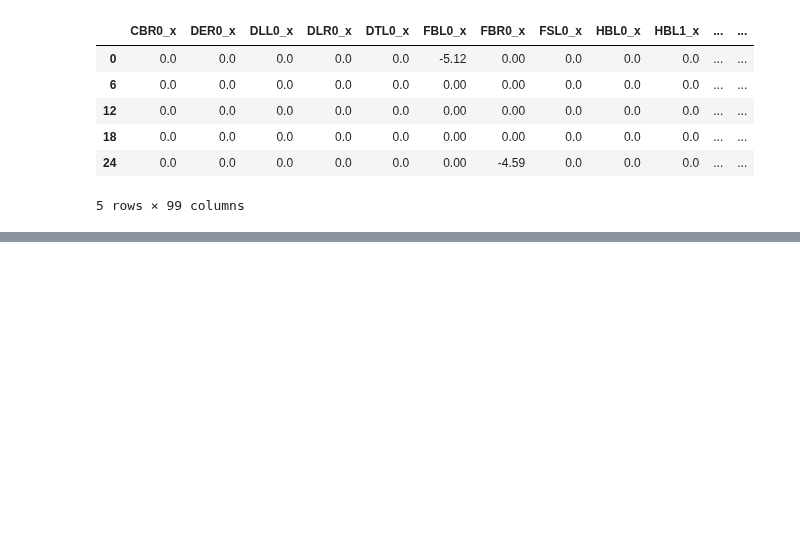
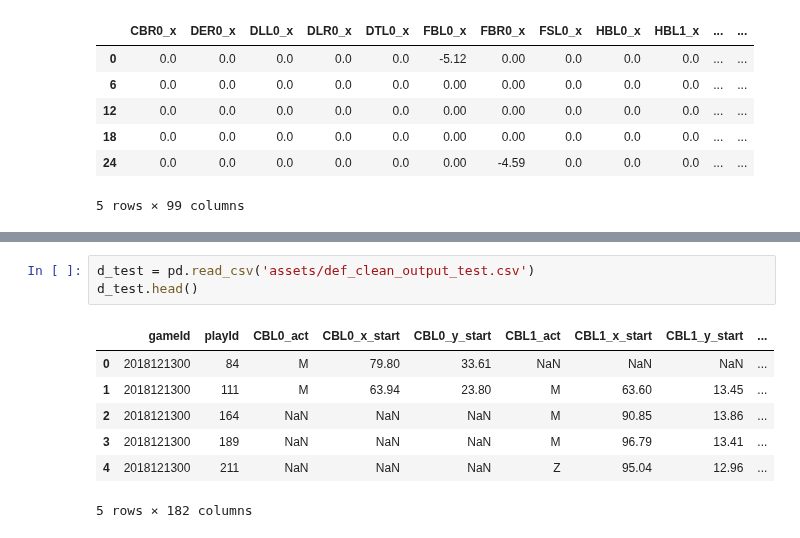
Before and after one commit to andrewbakert/NFL_Pass_Pred, a Jupyter notebook: demo.ipynb, the cells around one changed output, grey strips where cells are left out. Saved outputs shown, nothing was run; the diff lists cells and outputs as text; blank space fills up the shorter version.

```diff
--- a/demo.ipynb
+++ b/demo.ipynb
@@ -141,0 +200,11 @@ array([1])
+# %%
+d_test = pd.read_csv('assets/def_clean_output_test.csv')
+d_test.head()
+# %% [output]
+|  | gameId | playId | CBL0_act | CBL0_x_start | CBL0_y_start | CBL1_act | CBL1_x_start | CBL1_y_start | ... |
+| 0 | 2018121300 | 84 | M | 79.80 | 33.61 | NaN | NaN | NaN | ... |
+| 1 | 2018121300 | 111 | M | 63.94 | 23.80 | M | 63.60 | 13.45 | ... |
+| 2 | 2018121300 | 164 | NaN | NaN | NaN | M | 90.85 | 13.86 | ... |
+| 3 | 2018121300 | 189 | NaN | NaN | NaN | M | 96.79 | 13.41 | ... |
+| 4 | 2018121300 | 211 | NaN | NaN | NaN | Z | 95.04 | 12.96 | ... |
+5 rows × 182 columns
```
Also changed, not shown: parts of 4 cells of this notebook, 1 other file.
